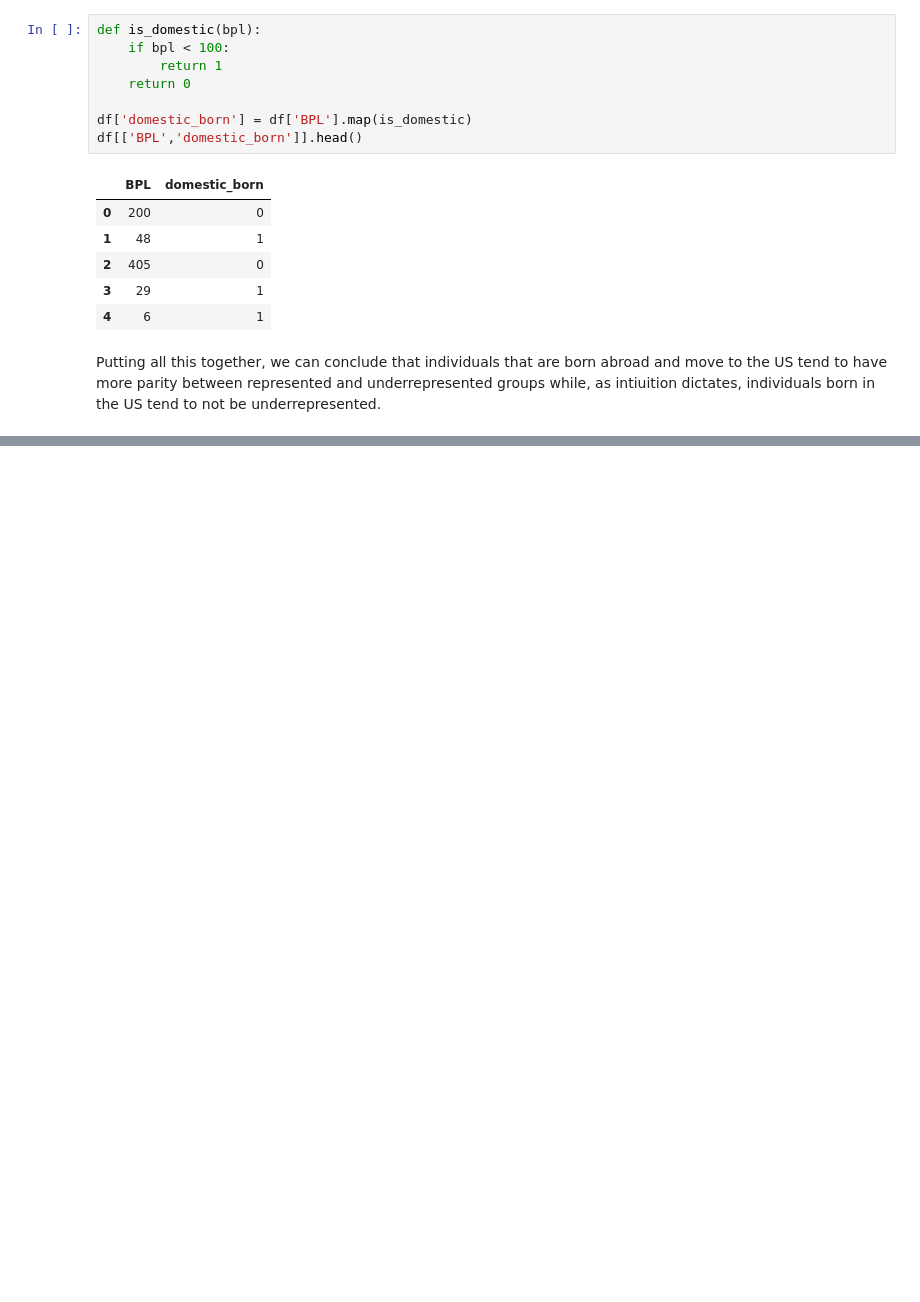
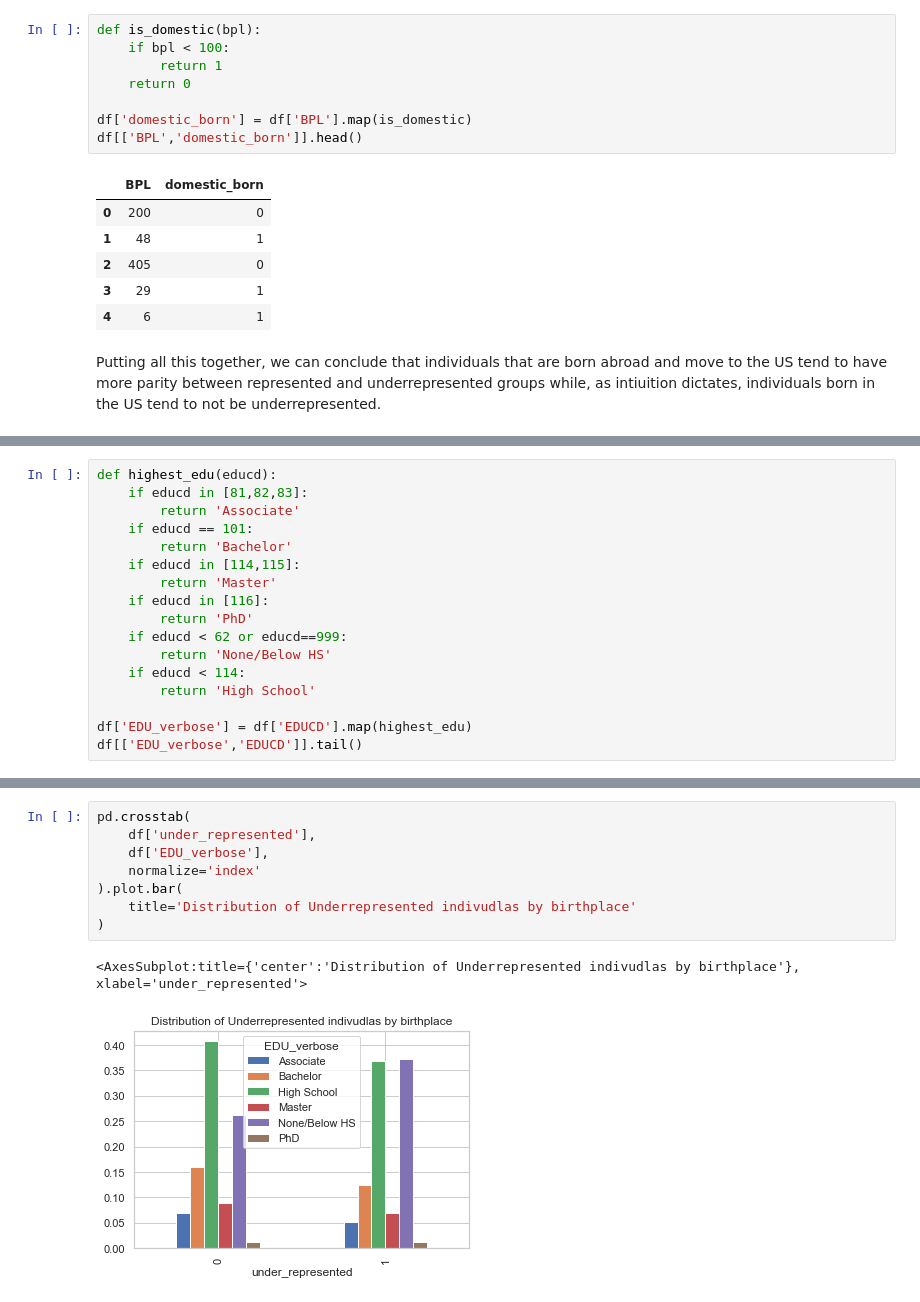
Before and after one commit to kayfilipp/HigherME, a Jupyter notebook: census_data/Untitled.ipynb, the cells around one changed output, grey strips where cells are left out. Drawn from its saved outputs; the diff is of its cells as text; blank space fills up the shorter version.

```diff
--- a/census_data/Untitled.ipynb
+++ b/census_data/Untitled.ipynb
@@ -131,0 +159,17 @@ pd.crosstab(df['domestic_born'],df['under_represented']).plot.bar(title='Distrib
+# %%
+def highest_edu(educd):
+    if educd in [81,82,83]:
+        return 'Associate'
+    if educd == 101:
+        return 'Bachelor'
+    if educd in [114,115]:
+        return 'Master'
+    if educd in [116]:
+        return 'PhD'
+    if educd < 62 or educd==999:
+        return 'None/Below HS'
+    if educd < 114:
+        return 'High School'
+
+df['EDU_verbose'] = df['EDUCD'].map(highest_edu)
+df[['EDU_verbose','EDUCD']].tail()
@@ -131,0 +194,11 @@ pd.crosstab(df['domestic_born'],df['under_represented']).plot.bar(title='Distrib
+# %%
+pd.crosstab(
+    df['under_represented'],
+    df['EDU_verbose'],
+    normalize='index'
+).plot.bar(
+    title='Distribution of Underrepresented indivudlas by birthplace'
+)
+# %% [output]
+<AxesSubplot:title={'center':'Distribution of Underrepresented indivudlas by birthplace'}, xlabel='under_represented'>
+[figure, added]
```
Also changed, not shown: parts of 7 cells of this notebook.
